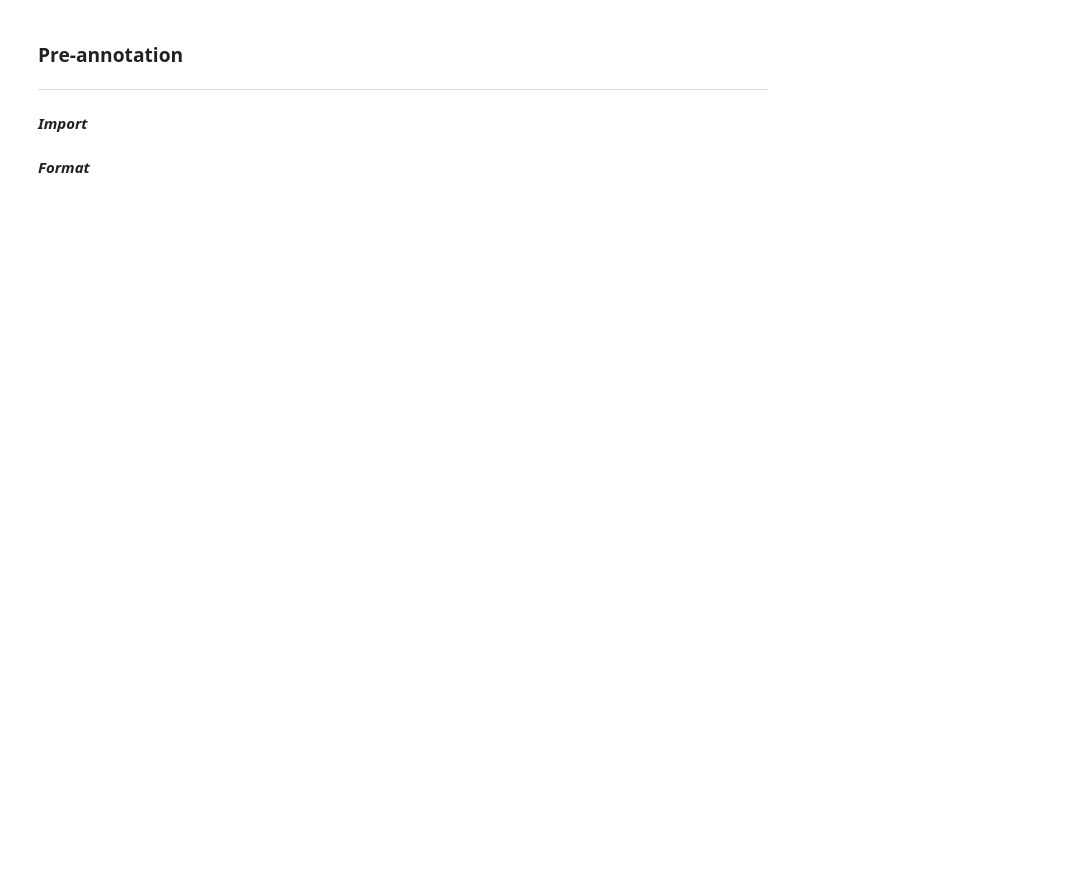
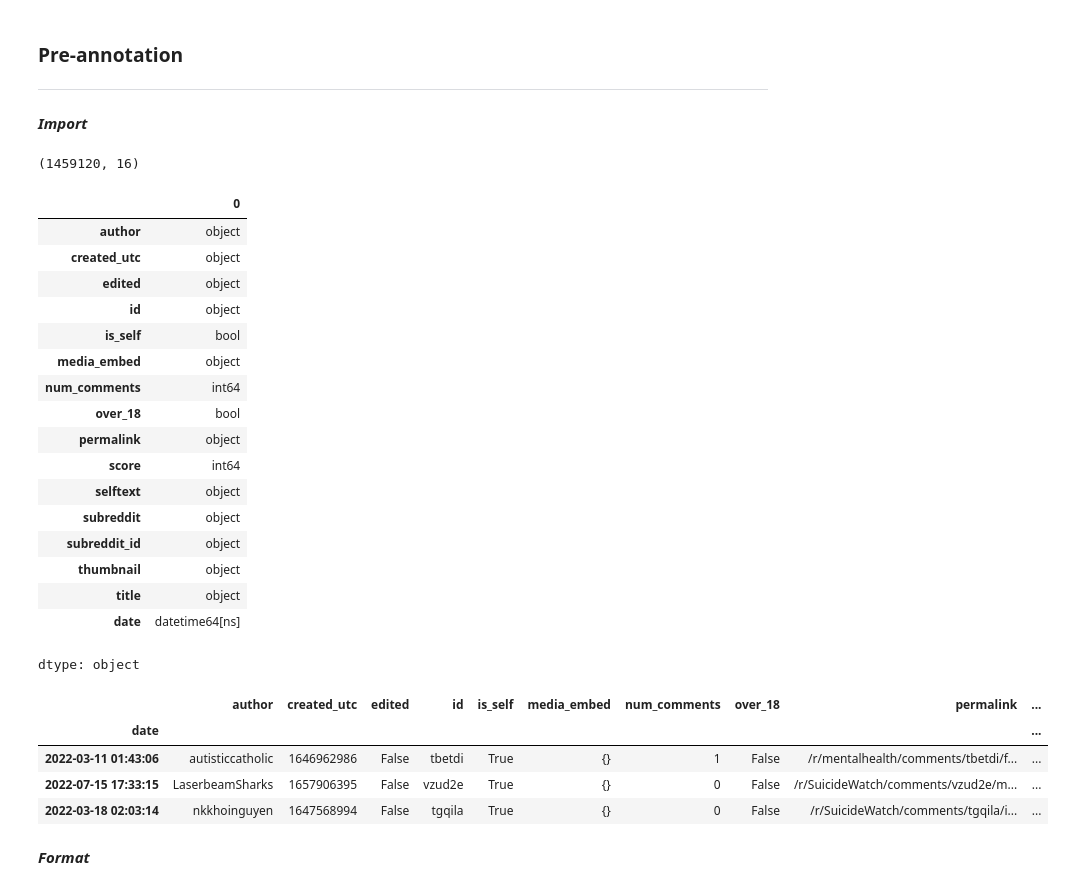
Before and after one commit to sskeen/bar_policy_suicidality, a Jupyter notebook: aim_i_annotate_triangulate_iaa.ipynb, the cells around one changed output. Saved outputs shown, nothing was run; the diff lists cells and outputs as text; code cells hidden in the pictures; blank space fills up the shorter version.

```diff
--- a/aim_i_annotate_triangulate_iaa.ipynb
+++ b/aim_i_annotate_triangulate_iaa.ipynb
@@ -60,13 +105,13 @@ drive.mount(
 # %% [markdown]
 **_Import_**
 # %%
-wd = '/content/gdrive/MyDrive/Colab/prospectus/d_posts' ### Colab - gdrive
+wd = '/content/drive/MyDrive/Colab/dissertation/d_posts' ### Colab - gdrive
 
 #wd = 'C:/Users/sskee/OneDrive/Documents/02_tulane/01_research/03_prospectus/d_posts' ### Jupyter - local
 
 ds = []
 
-# Loop over .json.gz
+# loop over .json.gz
 
 for filename in os.listdir(wd):
     if filename.endswith('.json.gz'):
@@ -83,43 +128,68 @@ for filename in os.listdir(wd):
             d_gz = pd.DataFrame(data)
             ds.append(d_gz)
 
-# Concatenate
+# concatenate
 
 d = pd.concat(
               ds,
               ignore_index = True,
               )
 
-# Harmonize
+# harmonize
 
 d = d.dropna(
              axis = 1,
              how = 'any',
              )
 
-# De-duplicate
+# de-duplicate
 
 d = d.drop_duplicates(
                       subset = 'id',
                       )
 
-# Re-index
+# re-index
 
 d['date'] = pd.to_datetime(
                            d.created_utc,
                            unit = 's',
                            )
 
 d.set_index(
             'date',
             drop = False,
             inplace = True,
             )
 
-# Inspect
+# inspect
 
 d.shape
 d.dtypes
 d.sample(3)
+# %% [output]
+(1459120, 16)
+|  | 0 |
+| author | object |
+| created_utc | object |
+| edited | object |
+| id | object |
+| is_self | bool |
+| media_embed | object |
+| num_comments | int64 |
+| over_18 | bool |
+| permalink | object |
+| score | int64 |
+| selftext | object |
+| subreddit | object |
+| subreddit_id | object |
+| thumbnail | object |
+| title | object |
+| date | datetime64[ns] |
+dtype: object
+|  | author | created_utc | edited | id | is_self | media_embed | num_comments | over_18 | permalink | ... |
+| date |  |  |  |  |  |  |  |  |  | ... |
+| 2022-03-11 01:43:06 | autisticcatholic | 1646962986 | False | tbetdi | True | {} | 1 | False | /r/mentalhealth/comments/tbetdi/f... | ... |
+| 2022-07-15 17:33:15 | LaserbeamSharks | 1657906395 | False | vzud2e | True | {} | 0 | False | /r/SuicideWatch/comments/vzud2e/m... | ... |
+| 2022-03-18 02:03:14 | nkkhoinguyen | 1647568994 | False | tgqila | True | {} | 0 | False | /r/SuicideWatch/comments/tgqila/i... | ... |
 # %% [markdown]
 **_Format_**
```
Also changed, not shown: parts of 97 cells of this notebook, 3 other files.
